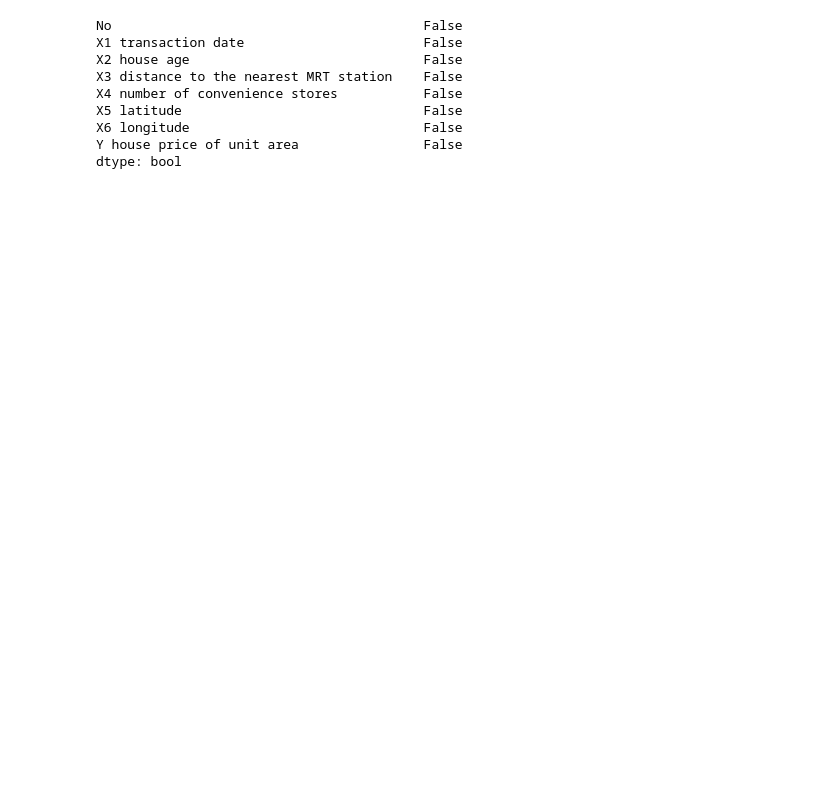
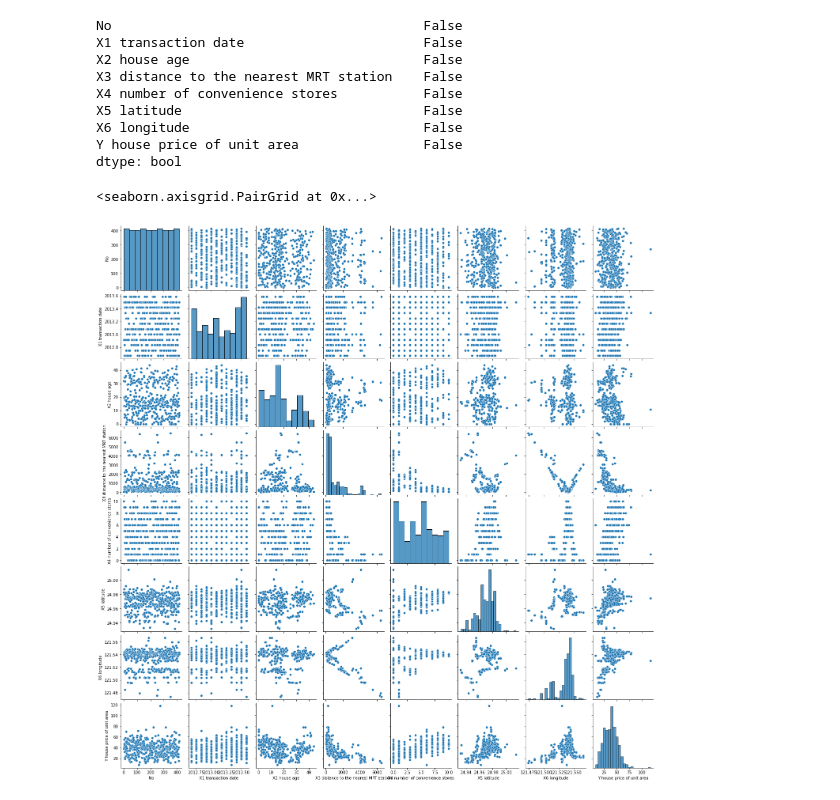
Before and after one commit to MatRom-coder/Real_estate, a Jupyter notebook: Real_estate_analyses.ipynb, the cells around one changed output. Saved outputs shown, nothing was run; the diff lists cells and outputs as text; code cells hidden in the pictures; blank space fills up the shorter version.

```diff
--- a/Real_estate_analyses.ipynb
+++ b/Real_estate_analyses.ipynb
@@ -37,3 +45,10 @@ X5 latitude                               False
 X6 longitude                              False
 Y house price of unit area                False
 dtype: bool
+# %%
+#Now let'see the data trough the graphs
+
+sns.pairplot(df)
+# %% [output]
+<seaborn.axisgrid.PairGrid at 0x...>
+[figure, added]
```
Also changed, not shown: parts of 3 cells of this notebook.
